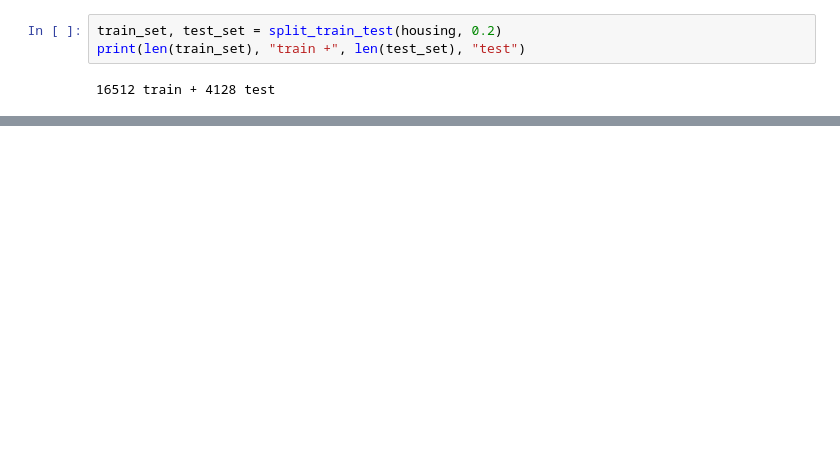
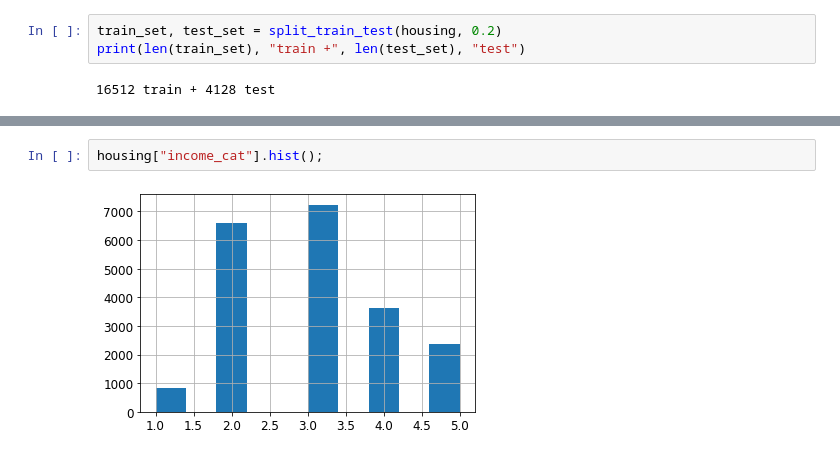
Before and after one commit to Unfinishedgod/python, a Jupyter notebook: handson_ml_chapter2.ipynb, the cells around one changed output, grey strips where cells are left out. Drawn from its saved outputs; the diff is of its cells as text; blank space fills up the shorter version.

```diff
--- a/handson_ml_chapter2.ipynb
+++ b/handson_ml_chapter2.ipynb
@@ -164,0 +260,4 @@ print(len(train_set), "train +", len(test_set), "test")
+# %%
+housing["income_cat"].hist();
+# %% [output]
+[figure, added]
```
Also changed, not shown: parts of 25 cells of this notebook.
